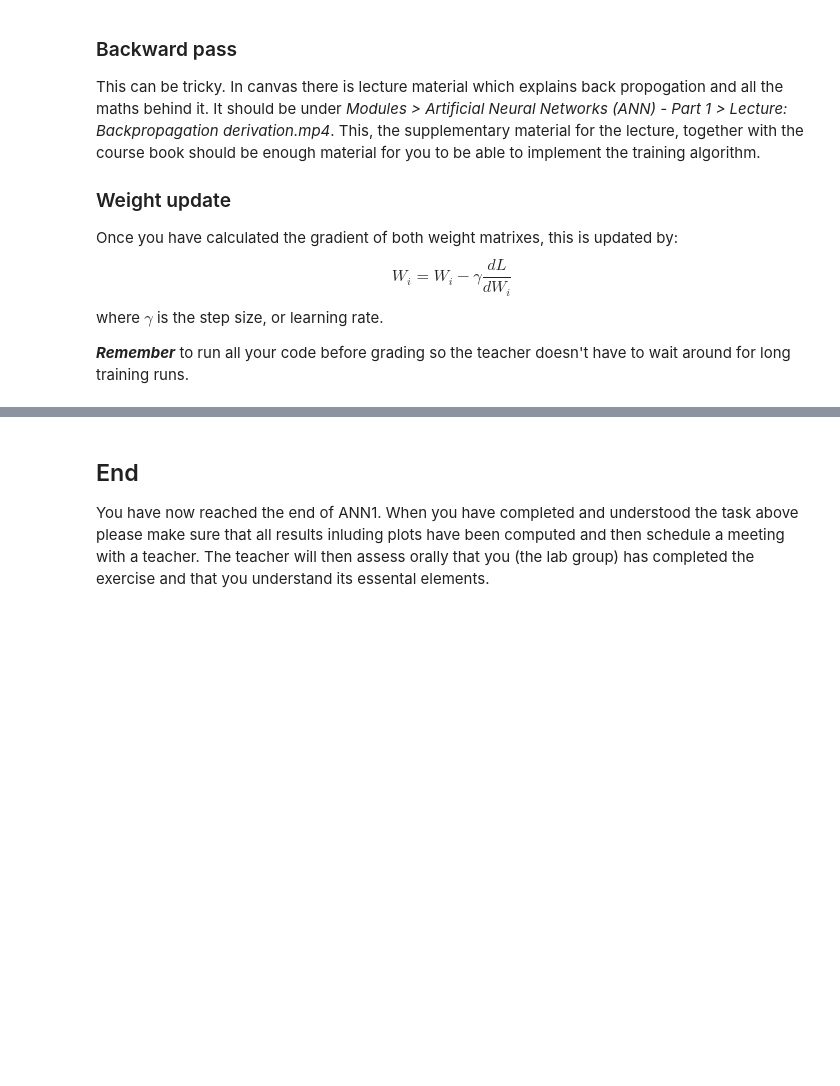
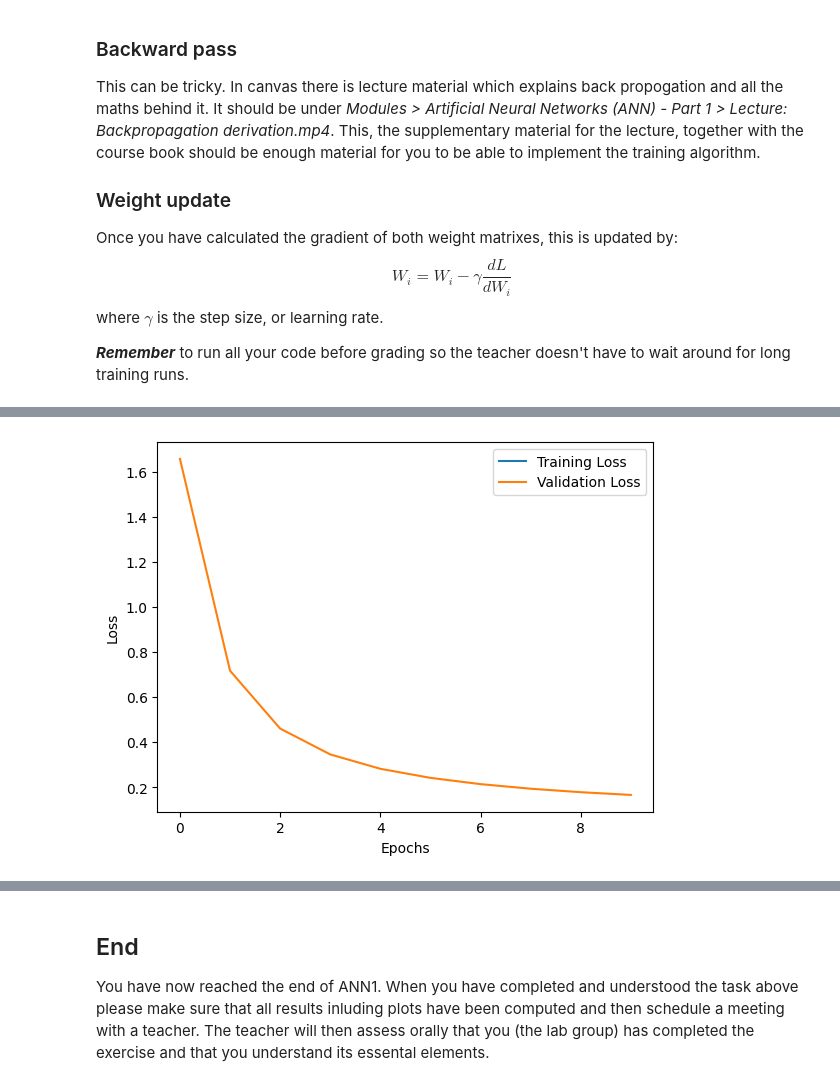
Before and after one commit to afy/d7046e-lab1, a Jupyter notebook: ANN-Exercise-1.ipynb, the cells around one changed output, grey strips where cells are left out. Saved outputs shown, nothing was run; the diff lists cells and outputs as text; code cells hidden in the pictures; blank space fills up the shorter version.

```diff
--- a/ANN-Exercise-1.ipynb
+++ b/ANN-Exercise-1.ipynb
@@ -464,10 +465,18 @@ import numpy as np
 import matplotlib.pyplot as plt
 import sys
 
-epochs = 10  # Set the number of epochs to train for
-D_in = 784   # Input size, images are 28x28 = 784 element vectors
-D_out = 10   # Output size, 10 digit classes
-H1 = 100     # Hidden layer size
+def np_ReLU(x):
+    return np.maximum(0, x)
+
+def np_der_ReLU(x):
+    if x == 0: raise Exception("ReLU derivative is undefined @ x = 0")
+    return 1 if x > 0 else 0
+
+# Set the number of epochs, input size, output size, hidden layer size, and learning rate
+epochs = 10 # Set the number of epochs to train for
+D_in = 784  # Input size, images are 28x28 = 784 element vectors
+D_out = 10  # Output size, 10 digit classes
+H1 = 100    # Hidden layer size
 gamma = 1e-5 # Learning rate
 
 # Define network with one hidden layer, random initial weights
@@ -475,38 +484,79 @@ w1 = np.random.randn(D_in, H1)
 w2 = np.random.randn(H1, D_out)
 
 # Training iterations
+train_loss = []
+val_loss_list = []
+best_model = {'w1': w1.copy(), 'w2': w2.copy(), 'accuracy': 0}
 
 # Train for a number of epochs
 for epoch in range(epochs):
     # Training by looping over training set
-    for inputs, labels_train_raw in ...
-        inputs = inputs.numpy()
-        labels_train_raw = labels_train_raw.numpy()
+    for i in range(len(tr_in)):
+        # iterate through the mini-batch and perform forward pass and backward pass
+        x, y = tr_in[i]
+        x = x.numpy().flatten().reshape((1, D_in))
+        y = np.eye(10)[y]  # 1-hot encoding
 
-        for i in range(batch_size):
-            # iterate through the mini-batch and perform forward pass and backward pass
-            x = inputs[i].reshape((1, D_in))
-            y = np.eye(10)[labels_train_raw[i]]    # 1-hot encoding
+        # Forward pass
+        h = x.dot(w1)
+        h_relu = np_ReLU(h)
+        y_pred = h_relu.dot(w2)
 
-            # Forward pass
-            h = ...
-            h_relu = ...
-            y_pred = ...
+        # Compute loss function, squared error
+        mse = (np.square(y - y_pred)).mean(axis=0)
 
-            # Compute loss function, squared error
+        # Compute gradients of square-error loss with respect to w1 and w2 using backpropagation
+        Lp = -2.0 * (y - y_pred)
+        dLw2 = h_relu.T.dot(Lp)
+        dLw1 = x.T.dot((Lp.dot(w2.T)) * np_der_ReLU(h))
 
-            # Compute gradients of square-error loss with respect to w1 and w2 using backpropagation
-
-            # Update weights (stochastic gradient descent)
-
+        # Update weights (stochastic gradient descent)
+        w1 = w1 - gamma * dLw1
+        w2 = w2 - gamma * dLw2
 
     # Validate the model
+    total = 0
+    correct = 0
+    val_loss = 0.0
 
+    for i in range(len(val_in)):
+        x, y = val_in[i]
+        x = x.numpy().flatten().reshape((1, D_in))
+        y_val = np.eye(10)[y]
+
+        # Forward pass (same as train)
+        h_val = x.dot(w1)
+        h_relu_val = np_ReLU(h_val)
+        y_pred_val = h_relu_val.dot(w2)
+
+        # Compute validation loss
+        val_loss += np.mean(np.square(y_val - y_pred_val))
+
+        # Calculate accuracy on one validation sample
+        total += 1
+        correct += np.argmax(y_pred_val) == np.argmax(y_val)
+
+    # Calculate accuracy on validation set
+    accuracy = correct / total
+    print(f'Epoch {epoch + 1}/{epochs}, Validation Accuracy: {accuracy * 100:.2f}%')
+
+    # Save the best model
+    if accuracy > best_model['accuracy']:
+        best_model['w1'] = w1.copy()
+        best_model['w2'] = w2.copy()
+        best_model['accuracy'] = accuracy
+
+    # Log validation loss
+    val_loss_list.append(val_loss / len(val_in))
+
+    # Log training loss
+    train_loss.append(mse)
 
 # Plot training and validation loss
-
-total = 0
-correct = 0
-
-# Calculate accuracy on one test batch
+plt.plot(train_loss, label='Training Loss')
+plt.plot(val_loss_list, label='Validation Loss')
+plt.xlabel('Epochs')
+plt.ylabel('Loss')
+plt.legend()
+plt.show()
 # %% [output]
@@ -513,0 +573 @@ SyntaxError: expected ':' (2111667462.py, line 20)
+[figure, added]
```
Also changed, not shown: parts of 4 cells of this notebook.
